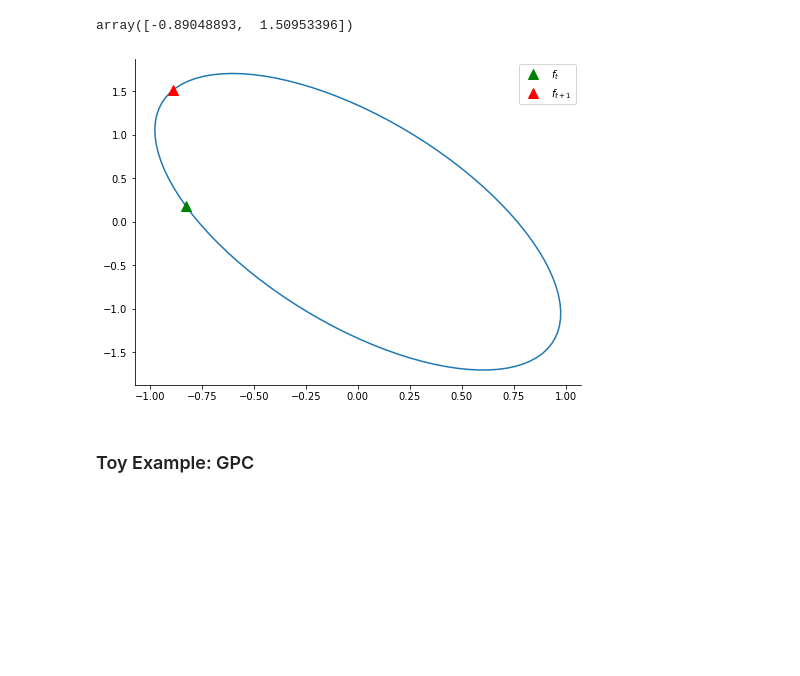
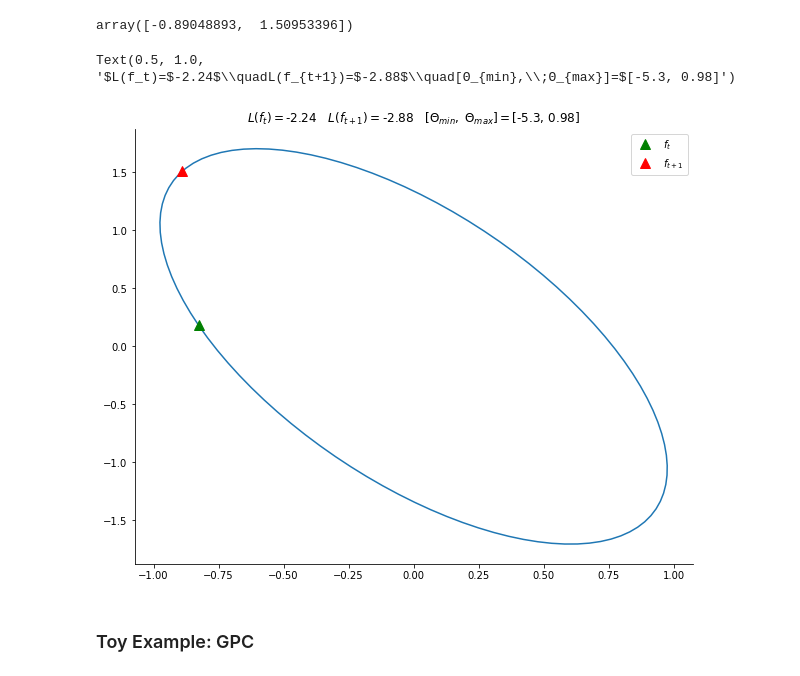
Before and after one commit to clinton0313/GP-Classification-Project, a Jupyter notebook: report.ipynb, the cells around one changed output. Saved outputs shown, nothing was run; the diff lists cells and outputs as text; code cells hidden in the pictures; blank space fills up the shorter version.

```diff
--- a/report.ipynb
+++ b/report.ipynb
@@ -44,15 +48,23 @@ f_candidate
 # %% [output]
 array([-0.89048893,  1.50953396])
 # %%
-fig, ax = plt.subplots(1,1, figsize=(8,6))
+fig, ax = plt.subplots(1,1, figsize=(10,8))
 ax.plot(pointy[:,0], pointy[:,1])
 ax.plot(f_incumbent[0], f_incumbent[1], 'g^', markersize=10, label="$f_t$")
 ax.plot(f_candidate[0], f_candidate[1], 'r^', markersize=10, label="$f_{t+1}$")
 ax.legend(loc="upper right")
 ax.spines['right'].set_visible(False)
 ax.spines['top'].set_visible(False)
+ax.set_title(
+    "$L(f_t)=$" +
+    str(round(loglik(f_incumbent),2)) +
+    "$\quadL(f_{t+1})=$" +
+    str(round(loglik(f_candidate),2)) +
+    "$\quad[Θ_{min},\;Θ_{max}]=$" + "[" + str(round(Θ_min,2)) + ", " + str(round(Θ_max,2)) +"]"
+)
 # %% [output]
+Text(0.5, 1.0, '$L(f_t)=$-2.24$\\quadL(f_{t+1})=$-2.88$\\quad[Θ_{min},\\;Θ_{max}]=$[-5.3, 0.98]')
-[figure, old version]
+[figure, new version]
 # %% [markdown]
 ### Toy Example: GPC
 # %%
```
Also changed, not shown: parts of 5 cells of this notebook, 2 other files.
